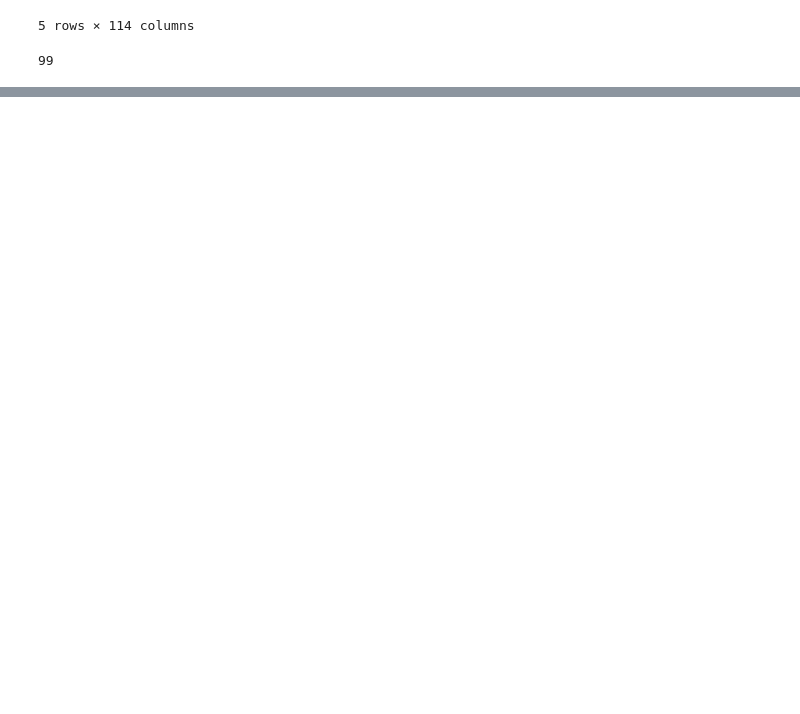
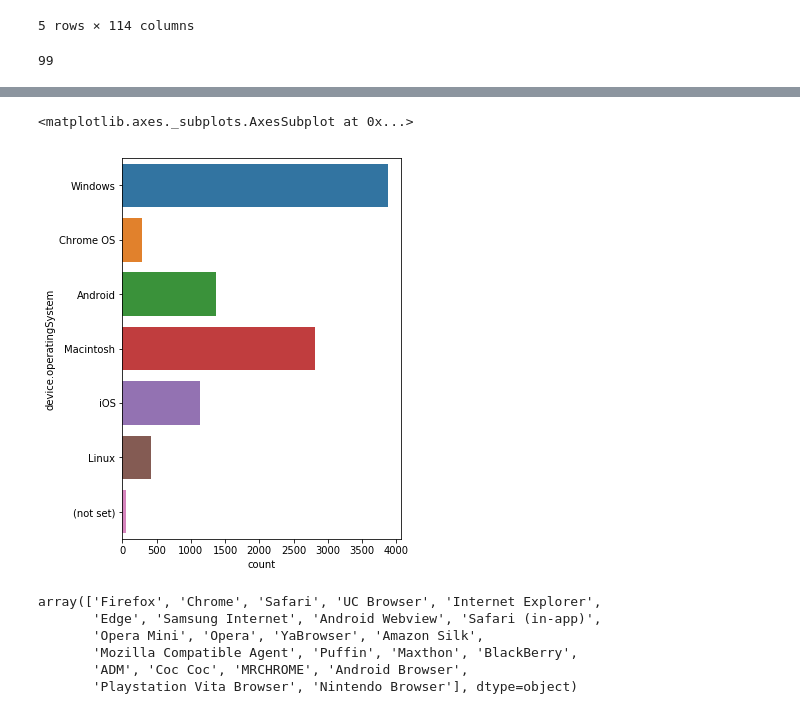
Before and after one commit to ISwordLion/GStore_EDA, a Jupyter notebook: GStoreData_EDA.ipynb, the cells around one changed output, grey strips where cells are left out. Cells and saved outputs as stored; diff of their text form; code cells hidden in the pictures; blank space fills up the shorter version.

```diff
--- a/GStoreData_EDA.ipynb
+++ b/GStoreData_EDA.ipynb
@@ -115,0 +145,4 @@ train_df['totals.transactionRevenue'].count()
+# %%
+cons = ((train_df.astype(str).nunique() == 1)[train_df.astype(str).nunique() == 1]).index.values
+# %%
+train_df.drop(labels=cons, axis=1, inplace=True)
@@ -115,0 +159,16 @@ train_df['totals.transactionRevenue'].count()
+# %%
+plt.figure(figsize=(5, 7))
+sns.countplot(y='device.operatingSystem', data=train_df[train_df['device.operatingSystem'].isin(['Windows', 'Chrome OS', 'Android', 'Macintosh', 'iOS', 'Linux',
+       '(not set)'])])
+# %% [output]
+<matplotlib.axes._subplots.AxesSubplot at 0x...>
+[figure, added]
+# %%
+train_df['device.browser'].unique()
+# %% [output]
+array(['Firefox', 'Chrome', 'Safari', 'UC Browser', 'Internet Explorer',
+       'Edge', 'Samsung Internet', 'Android Webview', 'Safari (in-app)',
+       'Opera Mini', 'Opera', 'YaBrowser', 'Amazon Silk',
+       'Mozilla Compatible Agent', 'Puffin', 'Maxthon', 'BlackBerry',
+       'ADM', 'Coc Coc', 'MRCHROME', 'Android Browser',
+       'Playstation Vita Browser', 'Nintendo Browser'], dtype=object)
```
Also changed, not shown: parts of 14 cells of this notebook.
